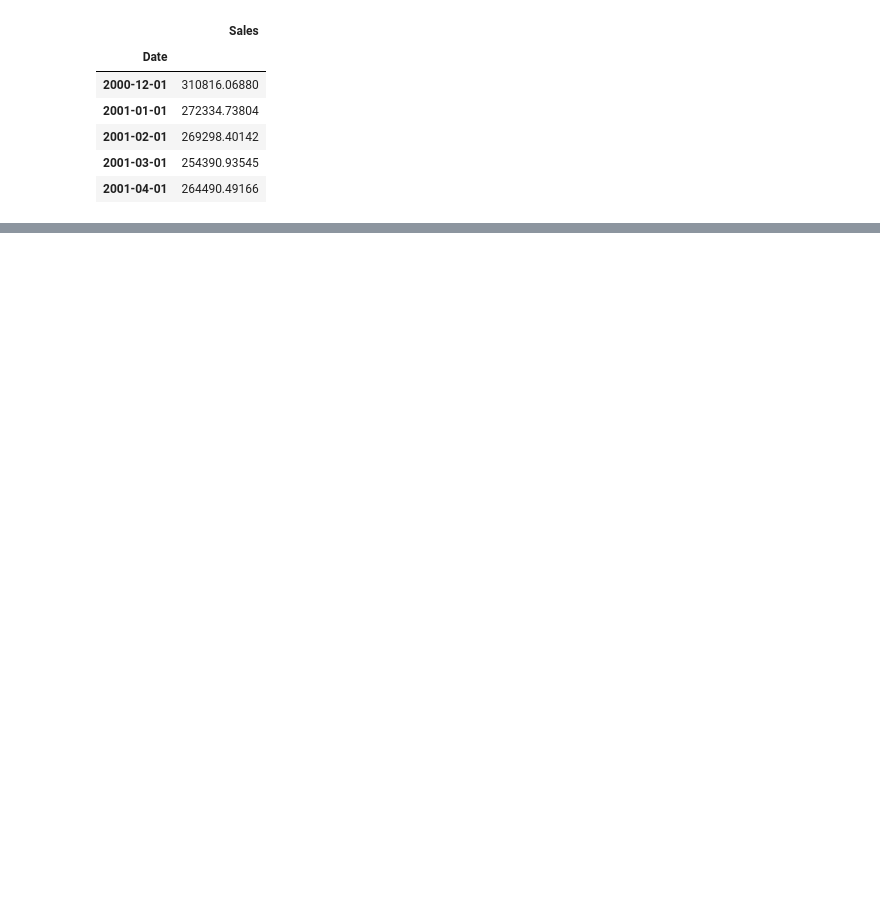
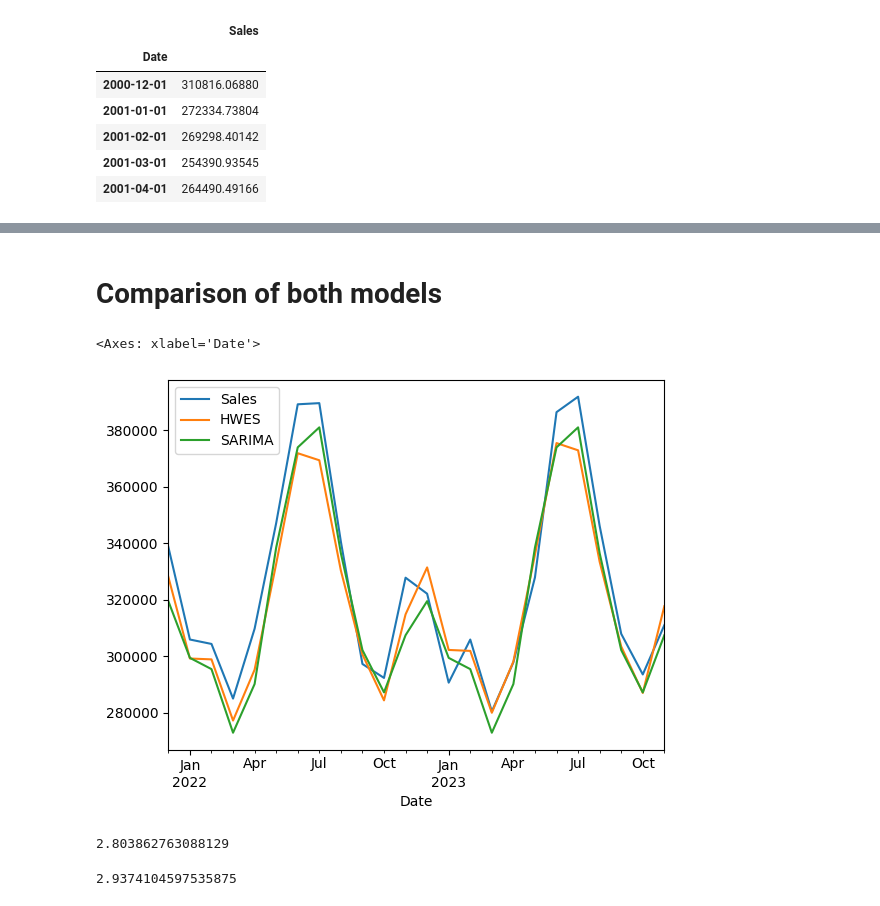
Before and after one commit to IgnacyBerent/time_series_analysis_course, a Jupyter notebook: labs/lab_7/comparison.ipynb, the cells around one changed output, grey strips where cells are left out. Cells and saved outputs as stored; diff of their text form; code cells hidden in the pictures; blank space fills up the shorter version.

```diff
--- a/labs/lab_7/comparison.ipynb
+++ b/labs/lab_7/comparison.ipynb
@@ -26,0 +57,3 @@ df.head()
+# %%
+forecast_hwes = hwes_model.forecast(steps=len(test))
+df_comp['HWES'] = forecast_hwes
@@ -26,0 +138,7 @@ df.head()
+# %% [markdown]
+# Comparison of both models
+# %%
+df_comp.plot()
+# %% [output]
+<Axes: xlabel='Date'>
+[figure, added]
@@ -26,0 +147,8 @@ df.head()
+# %%
+mean_absolute_percentage_error(test, forecast_hwes) * 100
+# %% [output]
+2.803862763088129
+# %%
+mean_absolute_percentage_error(test, prediction_SARIMA) * 100
+# %% [output]
+2.9374104597535875
```
Also changed, not shown: parts of 14 cells of this notebook.
